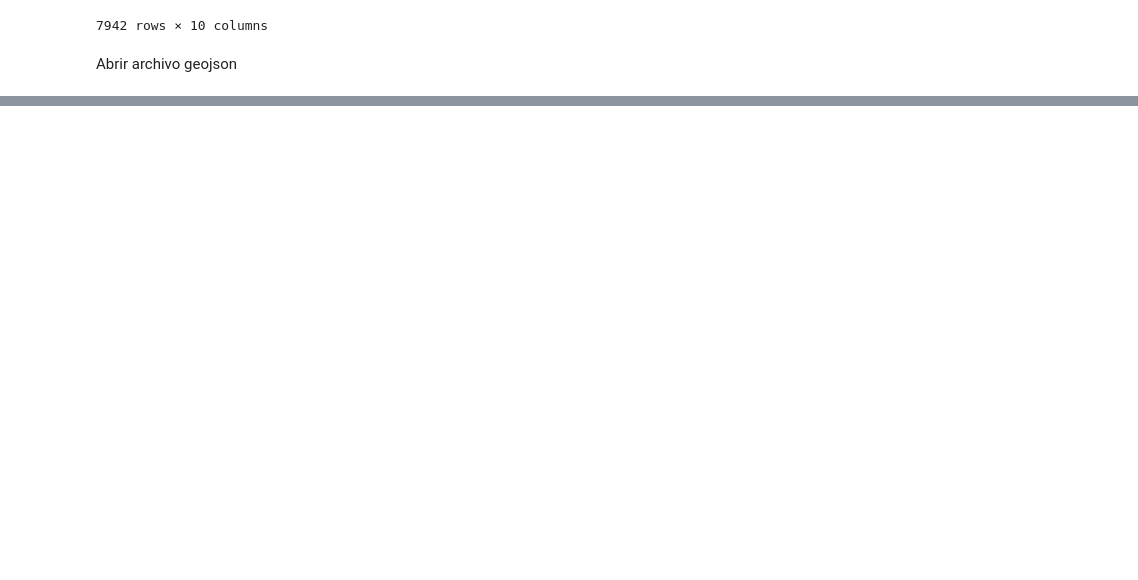
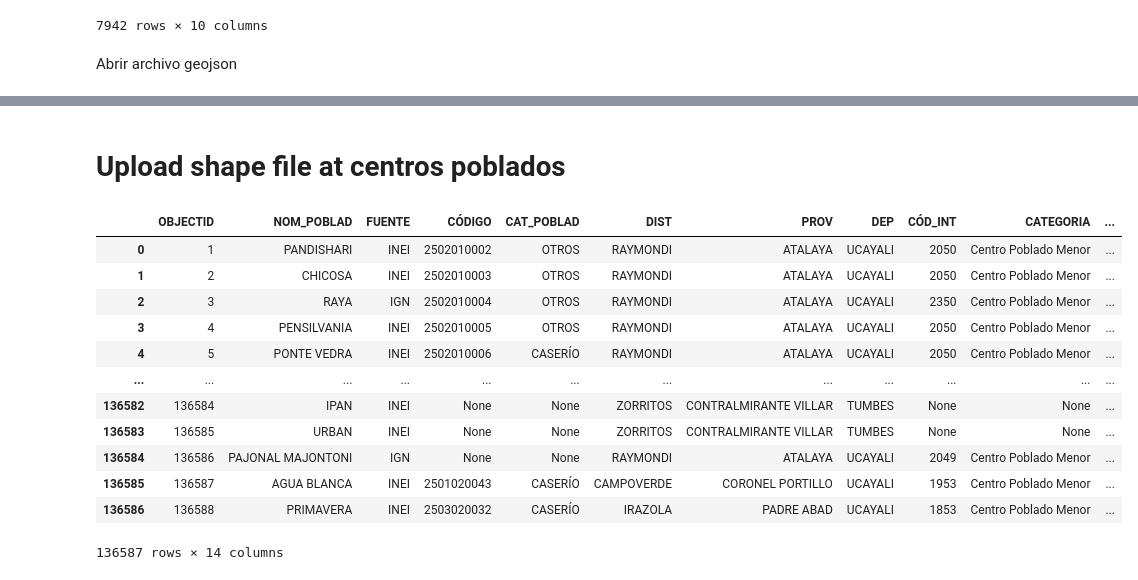
Before and after one commit to anelvasquez/Hospitals-Access-Peru, a Jupyter notebook: code/script_geo.ipynb, the cells around one changed output, grey strips where cells are left out. Saved outputs shown, nothing was run; the diff lists cells and outputs as text; code cells hidden in the pictures; blank space fills up the shorter version.

```diff
--- a/code/script_geo.ipynb
+++ b/code/script_geo.ipynb
@@ -172,0 +297,21 @@ dtype: object
+# %% [markdown]
+# Upload shape file at centros poblados
+# %%
+
+
+ccpp = gpd.read_file(r'D:/DIPLOMATURA_CIENCIA DE DATOS_PUCP/Python Intermedio/CCPP_IGN100K.shp')
+ccpp
+# %% [output]
+|  | OBJECTID | NOM_POBLAD | FUENTE | CÓDIGO | CAT_POBLAD | DIST | PROV | DEP | CÓD_INT | CATEGORIA | ... |
+| 0 | 1 | PANDISHARI | INEI | 2502010002 | OTROS | RAYMONDI | ATALAYA | UCAYALI | 2050 | Centro Poblado Menor | ... |
+| 1 | 2 | CHICOSA | INEI | 2502010003 | OTROS | RAYMONDI | ATALAYA | UCAYALI | 2050 | Centro Poblado Menor | ... |
+| 2 | 3 | RAYA | IGN | 2502010004 | OTROS | RAYMONDI | ATALAYA | UCAYALI | 2350 | Centro Poblado Menor | ... |
+| 3 | 4 | PENSILVANIA | INEI | 2502010005 | OTROS | RAYMONDI | ATALAYA | UCAYALI | 2050 | Centro Poblado Menor | ... |
+| 4 | 5 | PONTE VEDRA | INEI | 2502010006 | CASERÍO | RAYMONDI | ATALAYA | UCAYALI | 2050 | Centro Poblado Menor | ... |
+| ... | ... | ... | ... | ... | ... | ... | ... | ... | ... | ... | ... |
+| 136582 | 136584 | IPAN | INEI | None | None | ZORRITOS | CONTRALMIRANTE VILLAR | TUMBES | None | None | ... |
+| 136583 | 136585 | URBAN | INEI | None | None | ZORRITOS | CONTRALMIRANTE VILLAR | TUMBES | None | None | ... |
+| 136584 | 136586 | PAJONAL MAJONTONI | IGN | None | None | RAYMONDI | ATALAYA | UCAYALI | 2049 | Centro Poblado Menor | ... |
+| 136585 | 136587 | AGUA BLANCA | INEI | 2501020043 | CASERÍO | CAMPOVERDE | CORONEL PORTILLO | UCAYALI | 1953 | Centro Poblado Menor | ... |
+| 136586 | 136588 | PRIMAVERA | INEI | 2503020032 | CASERÍO | IRAZOLA | PADRE ABAD | UCAYALI | 1853 | Centro Poblado Menor | ... |
+136587 rows × 14 columns
```
Also changed, not shown: parts of 15 cells of this notebook.
